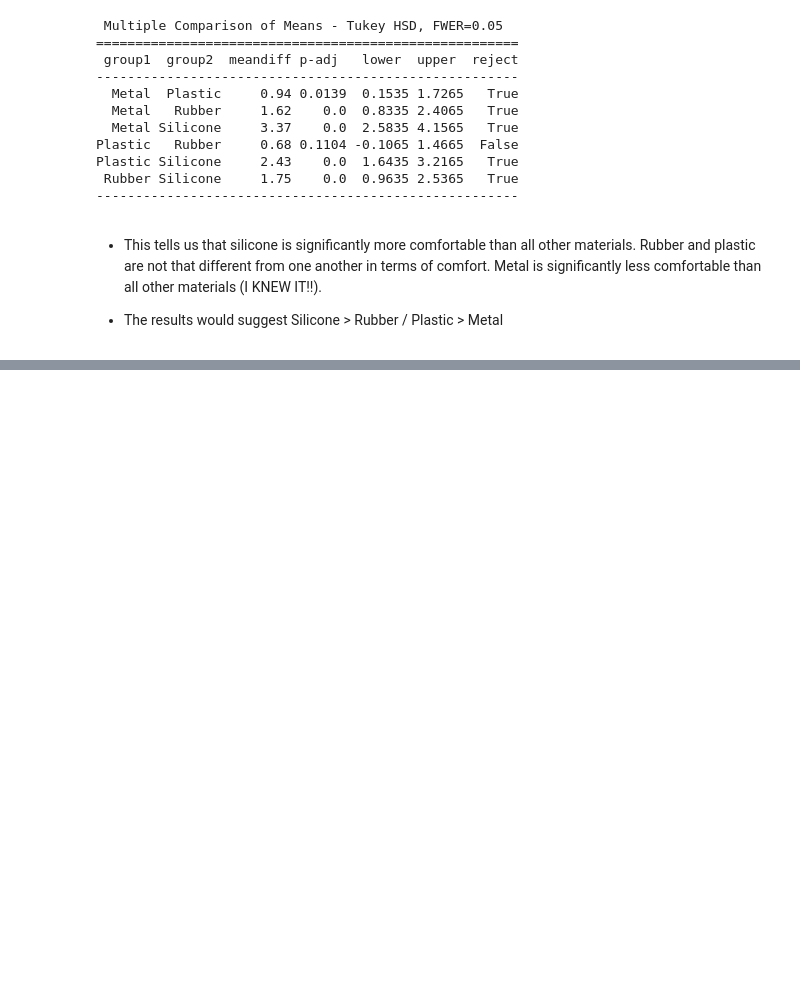
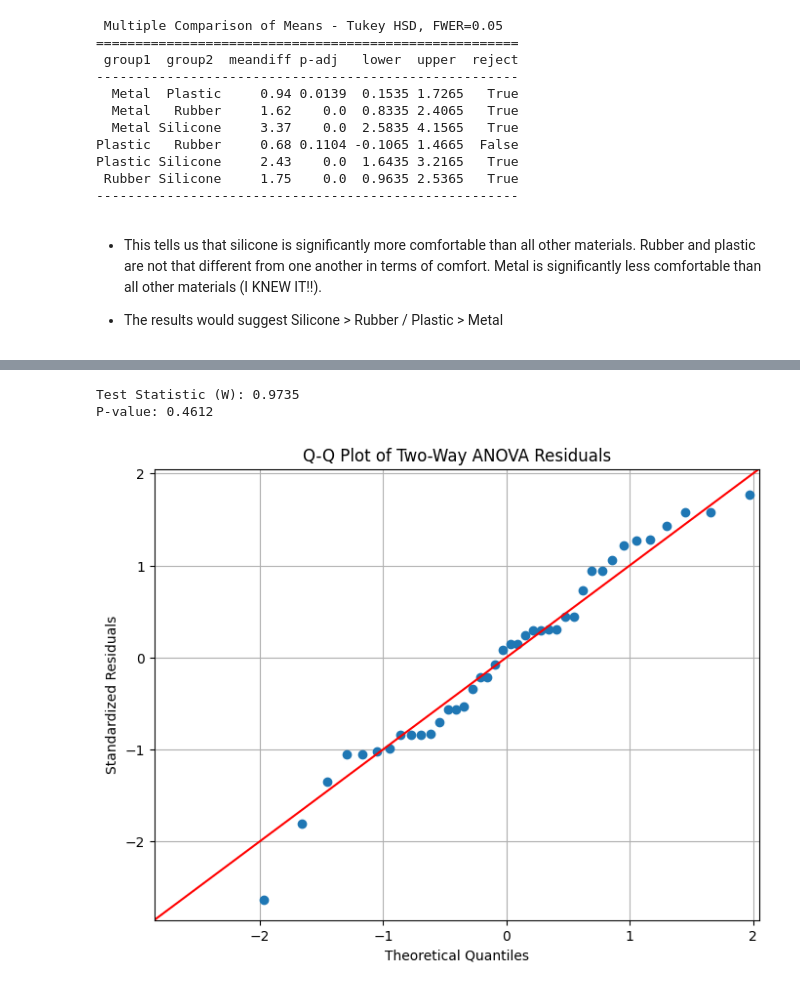
Before and after one commit to Dolson30/STAT-7220-Applied-Experimental-Design, a Jupyter notebook: Assignments/Midterm-Exam/Midterm-Exam.ipynb, the cells around one changed output, grey strips where cells are left out. Cells and saved outputs as stored; diff of their text form; code cells hidden in the pictures; blank space fills up the shorter version.

```diff
--- a/Assignments/Midterm-Exam/Midterm-Exam.ipynb
+++ b/Assignments/Midterm-Exam/Midterm-Exam.ipynb
@@ -271,0 +353,25 @@ Plastic Silicone     2.43    0.0  1.6435 3.2165   True
+# %%
+import pandas as pd
+import statsmodels.api as sm
+from statsmodels.formula.api import ols
+from scipy.stats import shapiro
+import matplotlib.pyplot as plt
+
+model_full = ols('Score ~ C(Method) * C(Experience)', data=df_nursing).fit()
+residuals = model_full.resid
+
+shapiro_test = shapiro(residuals)
+print(f"Test Statistic (W): {shapiro_test.statistic:.4f}")
+print(f"P-value: {shapiro_test.pvalue:.4f}")
+
+plt.figure(figsize=(8, 6))
+sm.qqplot(residuals, line='45', fit=True, ax=plt.gca())
+plt.title('Q-Q Plot of Two-Way ANOVA Residuals')
+plt.xlabel('Theoretical Quantiles')
+plt.ylabel('Standardized Residuals')
+plt.grid(True)
+plt.show()
+# %% [output]
+Test Statistic (W): 0.9735
+P-value: 0.4612
+[figure, added]
```
Also changed, not shown: parts of 11 cells of this notebook.
